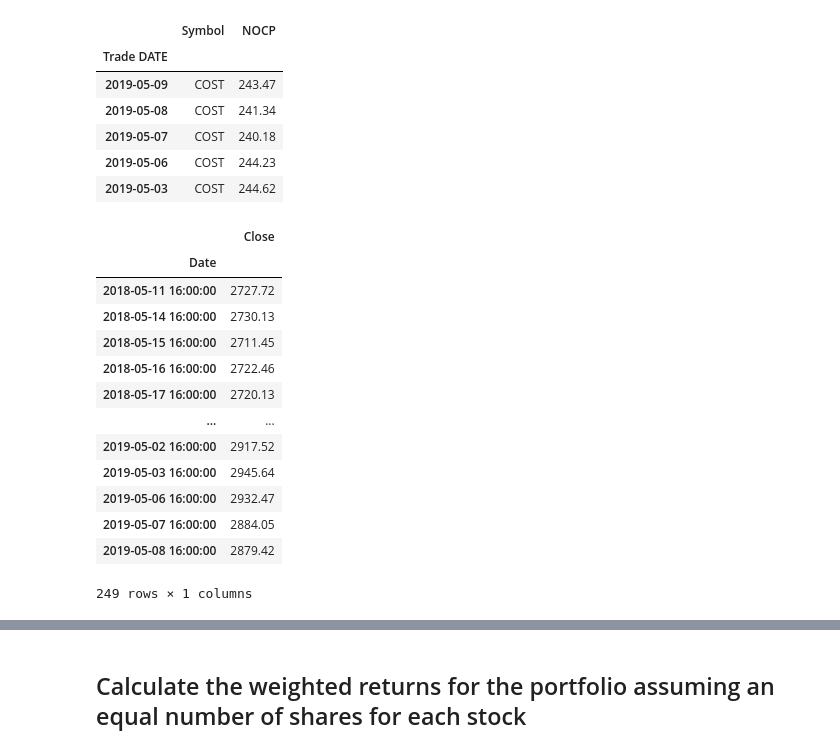
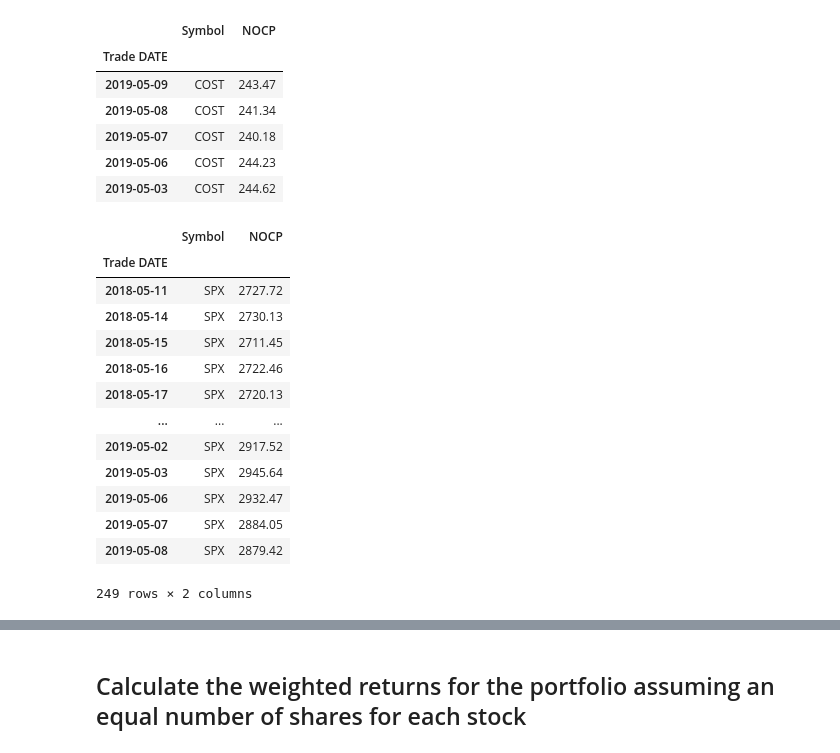
Before and after one commit to iAmSeanzie/WhaleOfAProject, a Jupyter notebook: whale_analysis.ipynb, the cells around one changed output, grey strips where cells are left out. Saved outputs shown, nothing was run; the diff lists cells and outputs as text; code cells hidden in the pictures.

```diff
--- a/whale_analysis.ipynb
+++ b/whale_analysis.ipynb
@@ -493,23 +493,23 @@ costco.head()
 # %%
 #import SPX info from Google Sheets
 csv_spx = Path('Resources/SPX.csv')
-spx = pd.read_csv(csv_spx, index_col="Date", infer_datetime_format=True, parse_dates=True)
-spx
+spx = pd.read_csv(csv_spx, index_col="Trade DATE", infer_datetime_format=True, parse_dates=True)
+spx.head()
 # %% [output]
-|  | Close |
-| Date |  |
-| 2018-05-11 16:00:00 | 2727.72 |
-| 2018-05-14 16:00:00 | 2730.13 |
-| 2018-05-15 16:00:00 | 2711.45 |
-| 2018-05-16 16:00:00 | 2722.46 |
-| 2018-05-17 16:00:00 | 2720.13 |
-| ... | ... |
-| 2019-05-02 16:00:00 | 2917.52 |
-| 2019-05-03 16:00:00 | 2945.64 |
-| 2019-05-06 16:00:00 | 2932.47 |
-| 2019-05-07 16:00:00 | 2884.05 |
-| 2019-05-08 16:00:00 | 2879.42 |
+|  | Symbol | NOCP |
+| Trade DATE |  |  |
+| 2018-05-11 | SPX | 2727.72 |
+| 2018-05-14 | SPX | 2730.13 |
+| 2018-05-15 | SPX | 2711.45 |
+| 2018-05-16 | SPX | 2722.46 |
+| 2018-05-17 | SPX | 2720.13 |
+| ... | ... | ... |
+| 2019-05-02 | SPX | 2917.52 |
+| 2019-05-03 | SPX | 2945.64 |
+| 2019-05-06 | SPX | 2932.47 |
+| 2019-05-07 | SPX | 2884.05 |
+| 2019-05-08 | SPX | 2879.42 |
-249 rows × 1 columns
+249 rows × 2 columns
 # %%
 # Combine all stocks in a single DataFrame
 combined_stocks_df = pd.concat([apple, google, costco, spx], axis = 'columns', join = 'inner')
```
Also changed, not shown: parts of 4 cells of this notebook, 1 other file.
